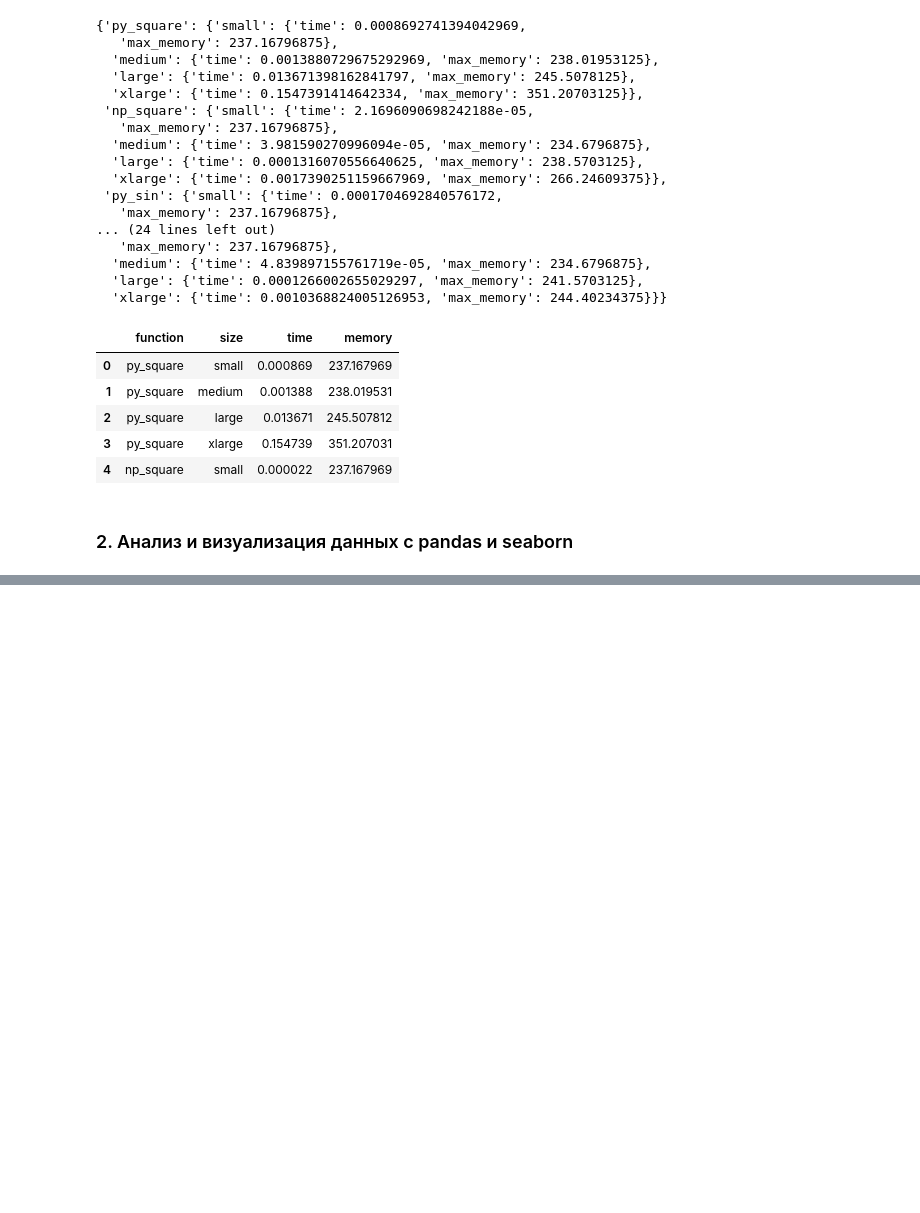
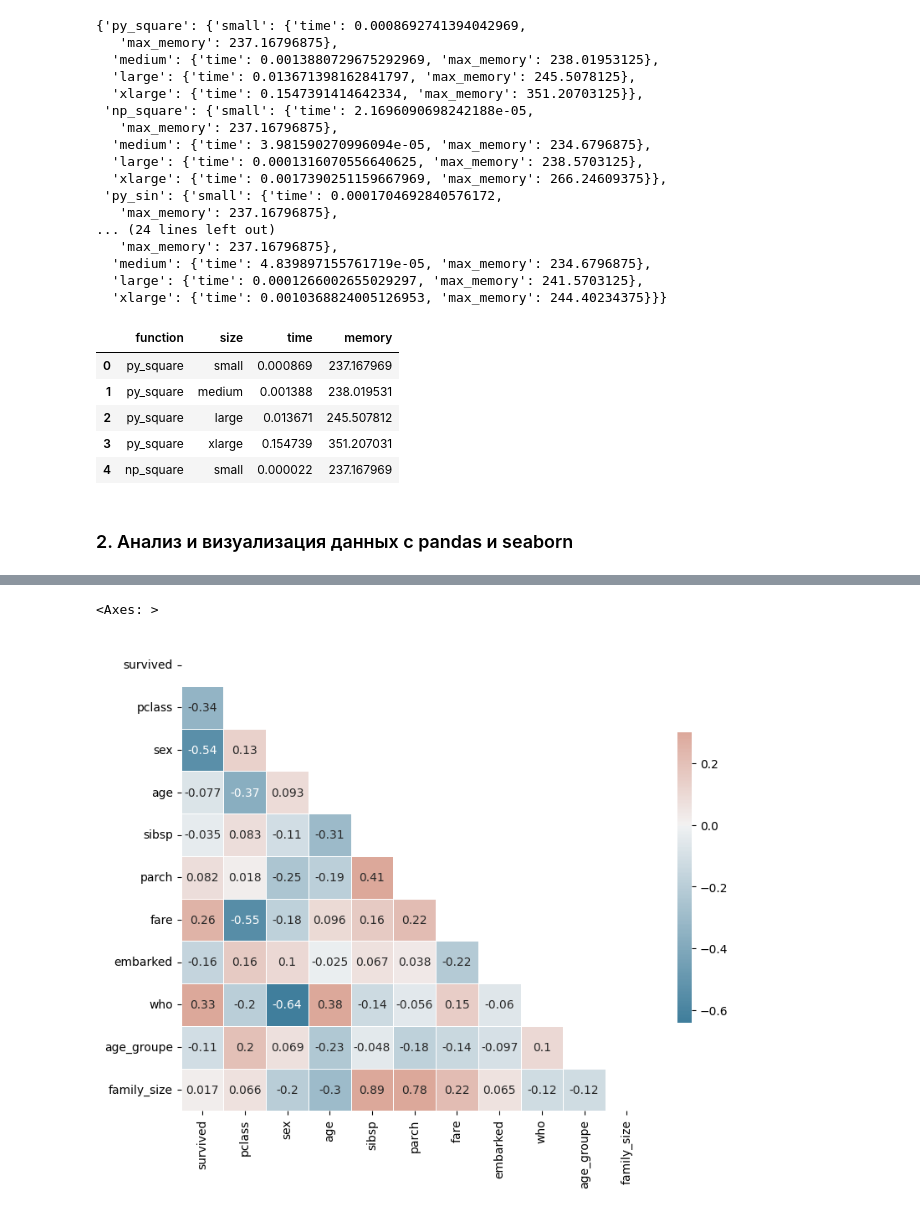
Before and after one commit to vl4xd/pstu-python-programming, a Jupyter notebook: lab_work_4/src/main.ipynb, the cells around one changed output, grey strips where cells are left out. Saved outputs shown, nothing was run; the diff lists cells and outputs as text; code cells hidden in the pictures; blank space fills up the shorter version.

```diff
--- a/lab_work_4/src/main.ipynb
+++ b/lab_work_4/src/main.ipynb
@@ -270,0 +377,13 @@ fig.show()
+# %%
+def create_features(df):
+    # Добавим возрастные группы
+    df['age_groupe'] = pd.cut(df['age'],
+                              bins=[0, 18, 30, 50, 100],
+                              labels=['child', 'young', 'adult', 'senior'])
+
+    # Добавим размер семьи
+    df['family_size'] = df['sibsp'] + df['parch']
+
+    return df
+# %%
+df = create_features(df)
@@ -270,0 +618,4 @@ fig.show()
+# %%
+del_col = ['class', 'adult_male', 'embark_town', 'alive', 'alone', 'deck']
+
+del_df = df.drop(del_col, axis=1)
@@ -270,0 +631,7 @@ fig.show()
+# %%
+col_to_encode = ['sex', 'embarked', 'who', 'age_groupe']
+
+le = LabelEncoder()
+
+for col in col_to_encode:
+    del_df[col] = le.fit_transform(del_df[col])
@@ -270,0 +647,12 @@ fig.show()
+# %%
+corr = del_df.corr()
+mask = np.triu(np.ones_like(corr, dtype=bool))
+f, ax = plt.subplots(figsize=(9, 9))
+
+cmap = sns.diverging_palette(230, 20, as_cmap=True)
+
+sns.heatmap(corr, mask=mask, cmap=cmap, vmax=.3, center=0,
+            square=True, linewidths=.5, cbar_kws={"shrink": .5}, annot=True)
+# %% [output]
+<Axes: >
+[figure, added]
```
Also changed, not shown: parts of 32 cells of this notebook.
